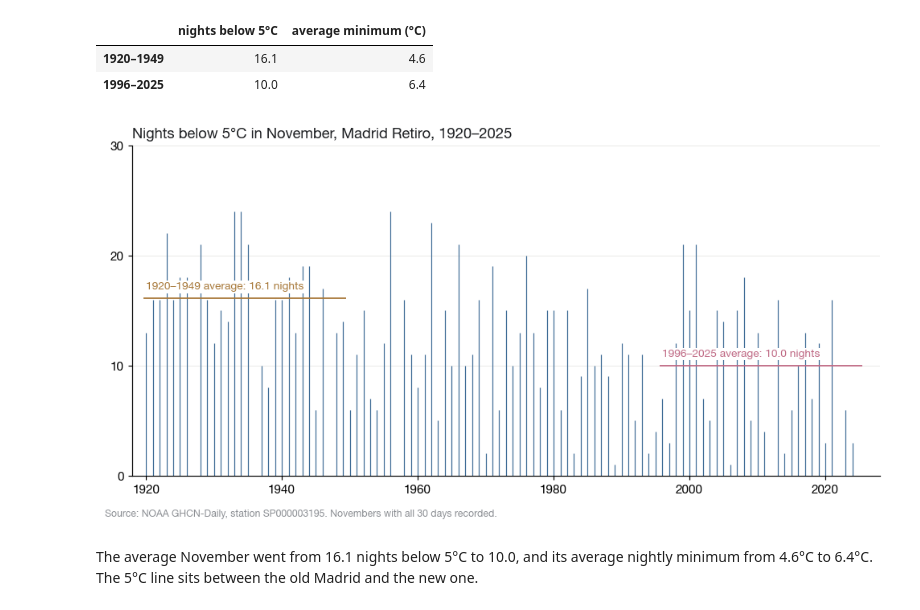
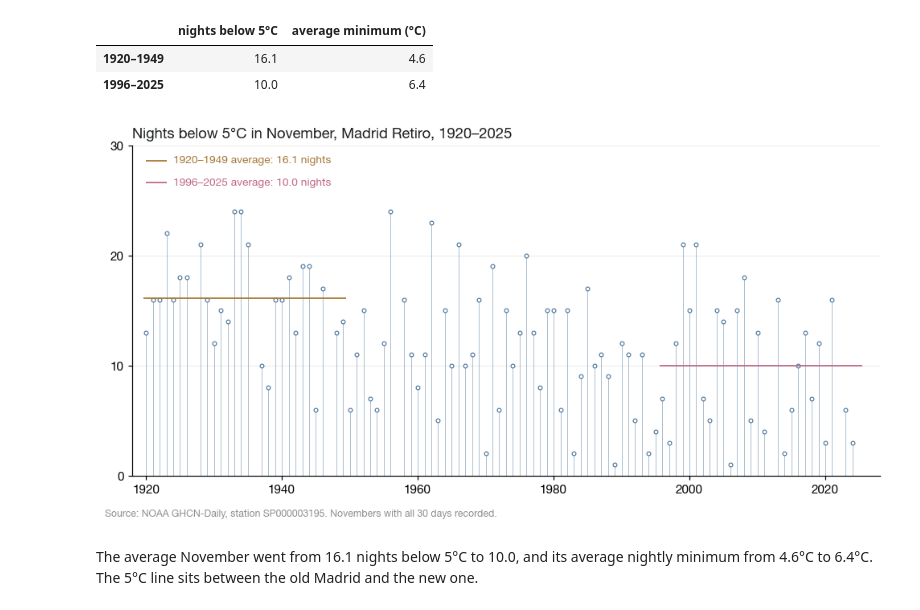
Before and after one commit to acorvin/madrid-autumn-cold-onset, a Jupyter notebook: notebooks/analysis.ipynb, the cells around one changed output. Saved outputs shown, nothing was run; the diff lists cells and outputs as text; code cells hidden in the pictures.

Commit message:
Match the two charts: later dates sit higher, dots on both, averages in a key

```diff
--- a/notebooks/analysis.ipynb
+++ b/notebooks/analysis.ipynb
@@ -149,22 +149,21 @@ Shift in the average: 14.6 days
 | 1996–2025 | 26 | November 6 | November 7 | 8 of 26 |
 # %%
 fig, ax = plt.subplots(figsize=(9, 5))
-top = min(61, valid["day"].min() - 3)   # start above the earliest date (September 29, 1927)
-ax.vlines(valid["autumn"], top, valid["day"], color=COLORS["station"], linewidth=0.5, alpha=0.55)
+base = min(55, valid["day"].min() - 4)   # stems rise from September 25, below the earliest date (September 29, 1927)
+ax.vlines(valid["autumn"], base, valid["day"], color=COLORS["station"], linewidth=0.5, alpha=0.55)
 ax.scatter(valid["autumn"], valid["day"], s=10, facecolor="white", edgecolor=COLORS["station"], linewidth=0.7, zorder=3)
-for (lo, hi), c in [(EARLY, COLORS["early"]), (RECENT, COLORS["recent"])]:
+for (lo, hi), c, ky in [(EARLY, COLORS["early"], 119), (RECENT, COLORS["recent"], 114.5)]:   # key in the empty top-left corner
     m = between(valid, lo, hi)["day"].mean()
     ax.hlines(m, lo - 0.4, hi + 0.4, color=c, linewidth=1.2, zorder=4)
-    ax.text(lo, m - 1.5, f"{lo}–{hi} average: {as_date(m)}", color=c, fontsize=9, va="bottom", zorder=5,
-            bbox=dict(facecolor="white", edgecolor="none", pad=1.2))
+    ax.plot([FIRST, FIRST + 3], [ky, ky], color=c, linewidth=1.2, solid_capstyle="butt")
+    ax.text(FIRST + 4, ky, f"{lo}–{hi} average: {as_date(m)}", color=c, fontsize=9, va="center")
 ticks = [61, 76, 92, 107, 122]
 ax.set_yticks(ticks, [as_date(t) for t in ticks])
-ax.set_ylim(top, max(ticks[-1], valid["day"].max() + 3))
-ax.invert_yaxis()
+ax.set_ylim(base, max(ticks[-1], valid["day"].max() + 3))
 ax.set_xlim(FIRST - 2, LAST + 3)
 ax.grid(axis="y", color=COLORS["rule"], linewidth=0.5)
 ax.set_title("The first night below 5°C each fall, Madrid Retiro, 1920–2025", loc="left", color=COLORS["ink"])
-fig.text(0.01, 0.01, "Source: NOAA GHCN-Daily, station SP000003195. Later dates sit lower. 100 years.", fontsize=8, color=COLORS["soft"])
+fig.text(0.01, 0.01, "Source: NOAA GHCN-Daily, station SP000003195. Later dates sit higher. 100 years.", fontsize=8, color=COLORS["soft"])
 fig.tight_layout(rect=(0, 0.03, 1, 1))
 fig.savefig(CHARTS / "1-first-cold-night.png", dpi=200, facecolor="white")
 plt.show()
@@ -243,23 +242,24 @@ Novembers with all 30 days: 99
 | 1996–2025 | 10.0 | 6.4 |
 # %%
 fig, ax = plt.subplots(figsize=(9, 4.6))
-ax.vlines(full["year"], 0, full["cold_nights"], color=COLORS["station"], linewidth=0.8)
-for (lo, hi), c in [(EARLY, COLORS["early"]), (RECENT, COLORS["recent"])]:
+ax.vlines(full["year"], 0, full["cold_nights"], color=COLORS["station"], linewidth=0.5, alpha=0.55)
+ax.scatter(full["year"], full["cold_nights"], s=10, facecolor="white", edgecolor=COLORS["station"], linewidth=0.7, zorder=3, clip_on=False)
+for (lo, hi), c, ky in [(EARLY, COLORS["early"], 28.6), (RECENT, COLORS["recent"], 26.6)]:   # key in the empty top-left corner
     m = between(full, lo, hi, key="year")["cold_nights"].mean()
-    ax.hlines(m, lo - 0.4, hi + 0.4, color=c, linewidth=1.2)
-    ax.text(lo, m + 0.6, f"{lo}–{hi} average: {m:.1f} nights", color=c, fontsize=9, va="bottom",
-            bbox=dict(facecolor="white", edgecolor="none", pad=1.2))
+    ax.hlines(m, lo - 0.4, hi + 0.4, color=c, linewidth=1.2, zorder=4)
+    ax.plot([FIRST, FIRST + 3], [ky, ky], color=c, linewidth=1.2, solid_capstyle="butt")
+    ax.text(FIRST + 4, ky, f"{lo}–{hi} average: {m:.1f} nights", color=c, fontsize=9, va="center")
 ax.set_xlim(FIRST - 2, LAST + 3)
 ax.set_ylim(0, 30)
 ax.set_yticks([0, 10, 20, 30])
 ax.grid(axis="y", color=COLORS["rule"], linewidth=0.5)
 ax.set_title("Nights below 5°C in November, Madrid Retiro, 1920–2025", loc="left", color=COLORS["ink"])
 fig.text(0.01, 0.01, "Source: NOAA GHCN-Daily, station SP000003195. Novembers with all 30 days recorded.", fontsize=8, color=COLORS["soft"])
 fig.tight_layout(rect=(0, 0.03, 1, 1))
 fig.savefig(CHARTS / "2-november-cold-nights.png", dpi=200, facecolor="white")
 plt.show()
 # %% [output]
-[figure, old version]
+[figure, new version]
 # %% [markdown]
 The average November went from 16.1 nights below 5°C to 10.0, and its average nightly minimum from 4.6°C to 6.4°C. The 5°C line sits between the old Madrid and the new one.
 # %% [markdown]
```
Also changed, not shown: parts of 1 cell of this notebook, 2 other files.
